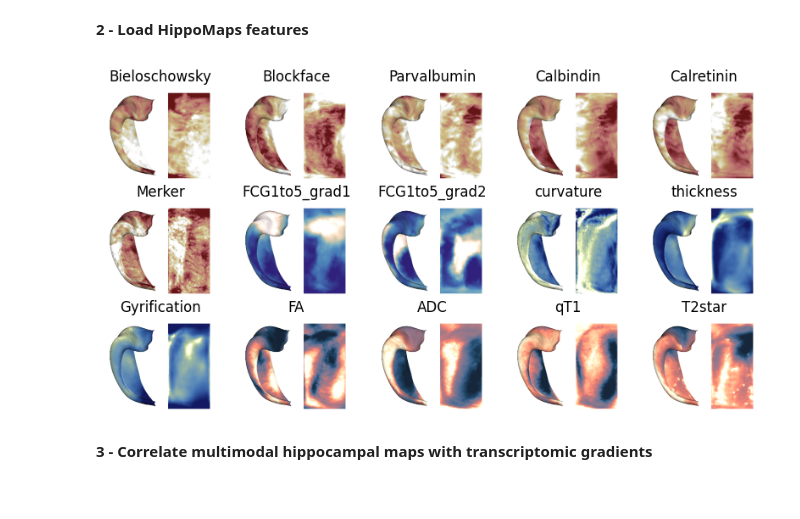
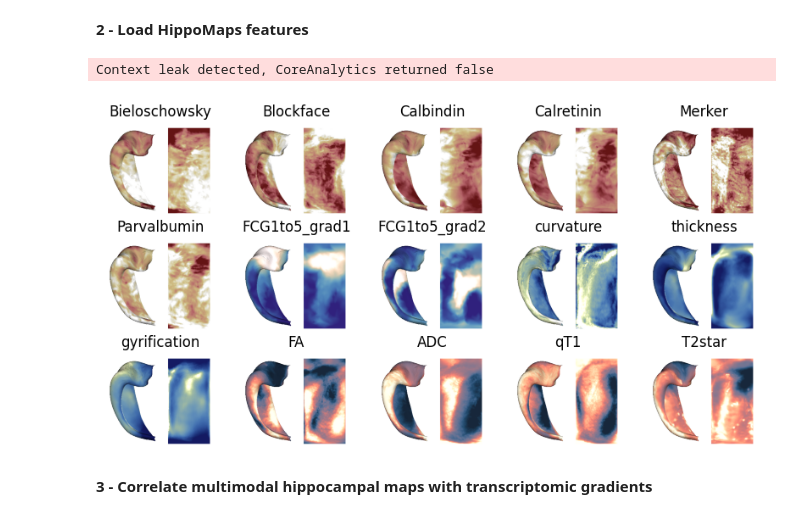
Before and after one commit to alexander-ngo/hippogenes, a Jupyter notebook: notebooks/2_Multimodal-Contextualization.ipynb, the cells around one changed output. Cells and saved outputs as stored; diff of their text form; code cells hidden in the pictures.

```diff
--- a/notebooks/2_Multimodal-Contextualization.ipynb
+++ b/notebooks/2_Multimodal-Contextualization.ipynb
@@ -29,35 +29,32 @@ import hippogenes as hg
 expression = hg.load_expression(data_dir=".")
 # %%
 # Diffusion map embedding:
-gm = GradientMaps(n_components=10, kernel="normalized_angle", approach="dm")
-gm = gm.fit(expression.values, sparsity=0.9)
+#gm = GradientMaps(n_components=5, kernel="normalized_angle", approach="dm")
+#gm = gm.fit(np.array(expression), sparsity=0.9)
+
+gradients = nib.load("/Users/alexngo/Downloads/gene_gradients.shape.gii").darrays[0].data
 # %% [markdown]
 **2 - Load HippoMaps features**
 # %%
-# Download data from HippoMaps
-# hm.fetcher.get_map(repo="HippoMaps-initializationMaps", Dataset="*", Method="*", Modality="*", hemi="*", den="*", extension=".shape.gii")
-
-hm_path = os.path.dirname(hm.__file__)
-maps_dir = os.path.join(hm_path, "..", "resources", "downloads", "HippoMaps-initializationMaps")
-
+maps_dir = os.path.join(".", "data")
 files = [
     # Histology
-    "Dataset-AHEAD/histology-Bieloschowsky_average-4_hemi-mix_den-unfoldiso_label-hipp.shape.gii",
-    "Dataset-AHEAD/histology-Blockface_average-4_hemi-mix_den-unfoldiso_label-hipp.shape.gii",
-    "Dataset-AHEAD/histology-Parvalbumin_average-4_hemi-mix_den-unfoldiso_label-hipp.shape.gii",
-    "Dataset-AHEAD/histology-Calbindin_average-4_hemi-mix_den-unfoldiso_label-hipp.shape.gii",
-    "Dataset-AHEAD/histology-Calretinin_average-4_hemi-mix_den-unfoldiso_label-hipp.shape.gii",
-    "Dataset-BigBrain/histology-Merker_average-4_hemi-mix_den-unfoldiso_label-hipp.shape.gii",
+    "histology-Bieloschowsky_average-4_hemi-mix_den-unfoldiso_label-hipp.shape.gii",
+    "histology-Blockface_average-4_hemi-mix_den-unfoldiso_label-hipp.shape.gii",
+    "histology-Calbindin_average-4_hemi-mix_den-unfoldiso_label-hipp.shape.gii",
+    "histology-Calretinin_average-4_hemi-mix_den-unfoldiso_label-hipp.shape.gii",
+    "histology-Merker_average-4_hemi-mix_den-unfoldiso_label-hipp.shape.gii",
+    "histology-Parvalbumin_average-4_hemi-mix_den-unfoldiso_label-hipp.shape.gii",
 
     # Imaging
-    "Dataset-MICs/MRI-3T-rsfMRI-FCG1to5_average-99_hemi-L_den-2mm_label-hipp.shape.gii",
-    "Dataset-MICs/MRI-3T-curvature_average-99_hemi-L_den-0p5mm_label-hipp.shape.gii",
-    "Dataset-MICs/MRI-3T-thickness_average-99_hemi-L_den-0p5mm_label-hipp.shape.gii",
-    "Dataset-MICs/MRI-3T-Gyrification_average-99_hemi-L_den-0p5mm_label-hipp.shape.gii",
-    "Dataset-MICs/MRI-3T-DTI-FA_average-82.0_hemi-L_den-0p5mm_label-hipp.shape.gii",
-    "Dataset-MICs/MRI-3T-DTI-ADC_average-82.0_hemi-L_den-0p5mm_label-hipp.shape.gii",
-    "Dataset-MICs/MRI-3T-qT1_average-89.0_hemi-L_den-0p5mm_label-hipp.shape.gii",
-    "Dataset-PNI/MRI-7T-T2star_average-20_hemi-mix_den-0p5mm_label-hipp.shape.gii",
+    "MRI-3T-rsfMRI-FCG1to5_average-80_hemi-L_den-2mm_label-hipp.shape.gii",
+    "MRI-3T-curvature_average-99_hemi-L_den-0p5mm_label-hipp.shape.gii",
+    "MRI-3T-thickness_average-99_hemi-L_den-0p5mm_label-hipp.shape.gii",
+    "MRI-3T-gyrification_average-99_hemi-L_den-0p5mm_label-hipp.shape.gii",
+    "MRI-3T-DTI-FA_average-82.0_hemi-L_den-0p5mm_label-hipp.shape.gii",
+    "MRI-3T-DTI-ADC_average-82.0_hemi-L_den-0p5mm_label-hipp.shape.gii",
+    "MRI-3T-qT1_average-89.0_hemi-L_den-0p5mm_label-hipp.shape.gii",
+    "MRI-7T-T2star_average-20_hemi-mix_den-0p5mm_label-hipp.shape.gii",
  ]
 # %%
 features = []
@@ -95,35 +92,36 @@ cmap = {
         # Morphology
         "curvature": cm.davos,
         "thickness": cm.davos,
-        "Gyrification": cm.davos,
+        "gyrification": cm.davos,
 
         # Function
         "FCG1to5_grad1": cm.lapaz,
         "FCG1to5_grad2": cm.lapaz,
 
         # Microstructure
         "FA": cm.lipari,
         "ADC": cm.lipari,
         "qT1": cm.lipari,
         "T2star": cm.lipari
 }
 
 
 fig, ax = plt.subplots(3, 5, figsize=(10, 5))
 for i, feat in enumerate(features):
     x = hm.utils.density_interp(densities[i], '0p5mm', cdata[i], label="hipp") if densities[i] != "0p5mm" else cdata[i]
     hm.plotting.surfplot_canonical_foldunfold(x, cmap=cmap[feat], hemis=["L"], labels=["hipp"], unfoldAPrescale=True,
                                               share="row", tighten_cwindow=True, screenshot=True, filename=f"tmp_{i}.png")
 
     f = plt.imread(f"tmp_{i}.png")
     ax[i//5, i%5].imshow(f)
     ax[i//5, i%5].axis('off')
     ax[i//5, i%5].set_anchor("NW")
     ax[i//5, i%5].set_title(feat)
 
 !rm tmp_*.png
 # %% [output]
+Context leak detected, CoreAnalytics returned false
-[figure, old version]
+[figure, new version]
 # %% [markdown]
 **3 - Correlate multimodal hippocampal maps with transcriptomic gradients**
 # %%
```
Also changed, not shown: parts of 3 cells of this notebook, 3 other files.
